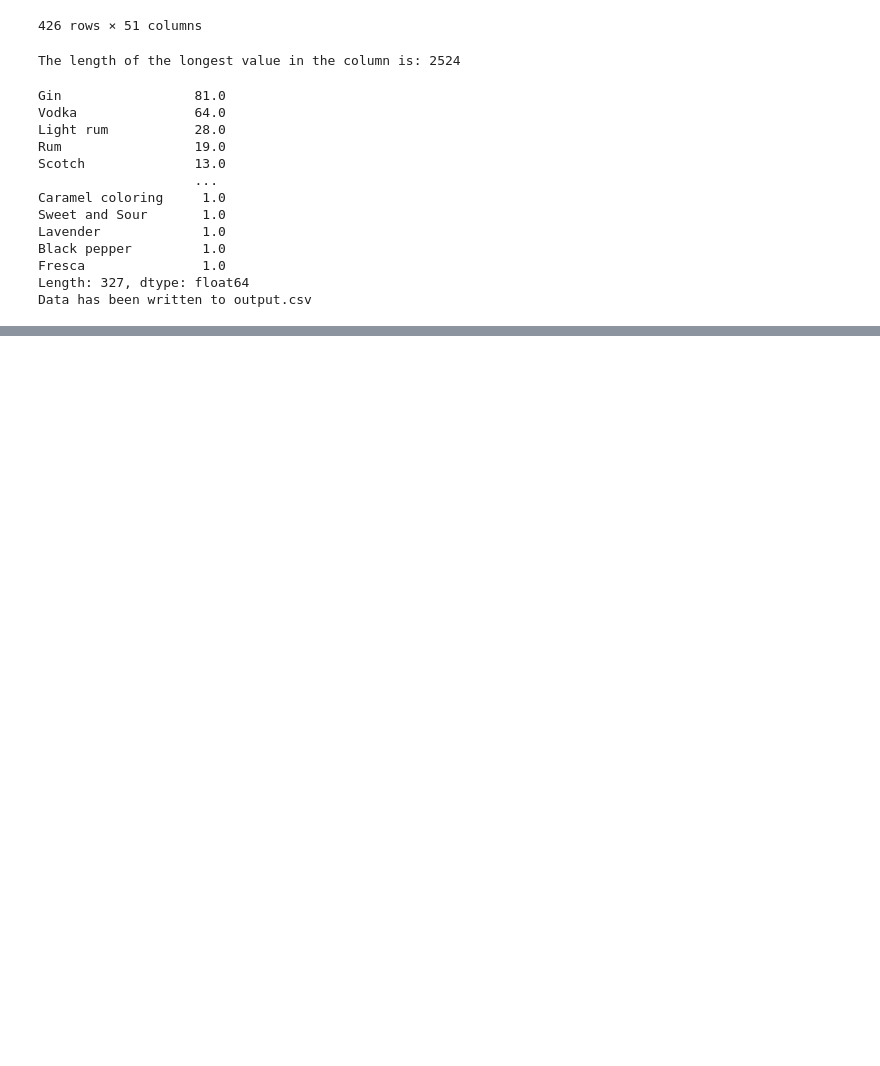
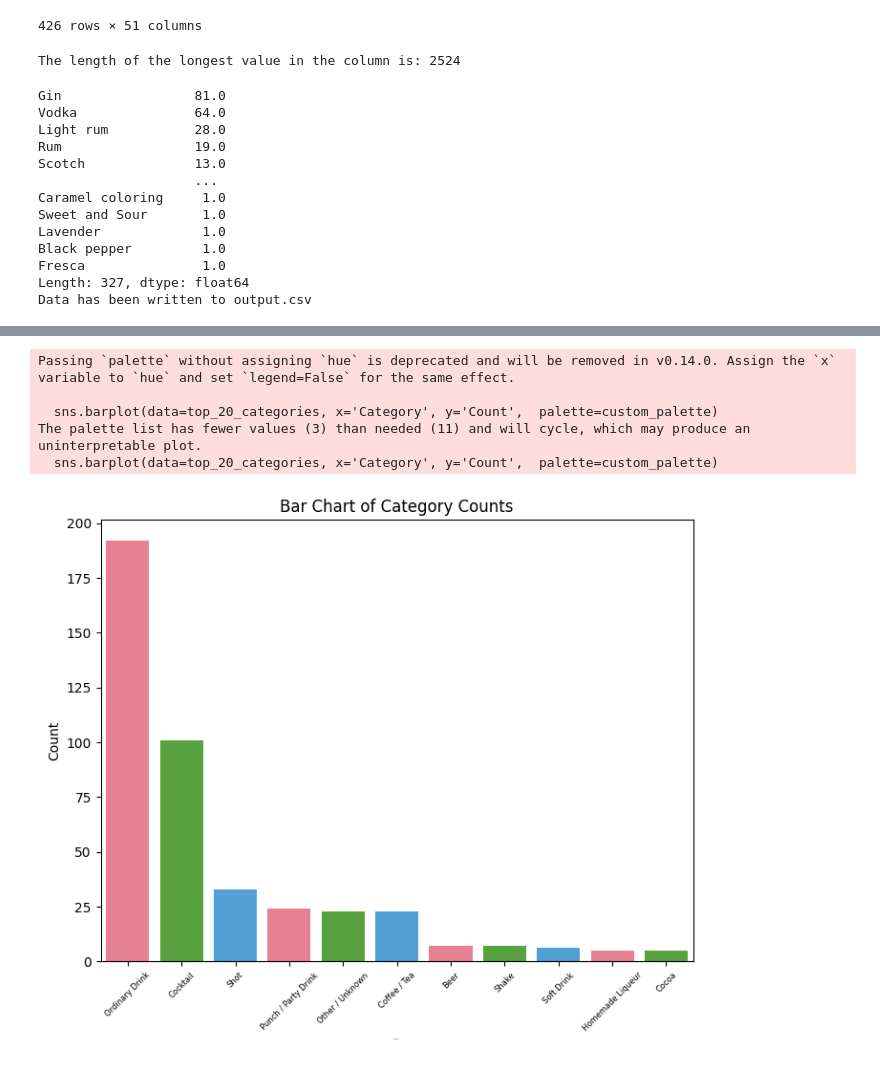
Before and after one commit to UTA-Class-Group-Projects/project_3, a Jupyter notebook: Project_3_Cocktail_API_Python_Script.ipynb, the cells around one changed output, grey strips where cells are left out. Cells and saved outputs as stored; diff of their text form; code cells hidden in the pictures; blank space fills up the shorter version.

```diff
--- a/Project_3_Cocktail_API_Python_Script.ipynb
+++ b/Project_3_Cocktail_API_Python_Script.ipynb
@@ -157,3 +161,24 @@ Black pepper         1.0
 Fresca               1.0
 Length: 327, dtype: float64
 Data has been written to output.csv
+# %%
+# Value counts of category
+
+# Get unique value counts for values in the selected columns
+value_counts = df['strCategory'].value_counts()
+print(value_counts)
+
+# Display the unique counts for values in the selected columns
+print(value_counts)
+
+# Specify the output file path
+output_file = 'Outputs\Category_unique_count.csv'
+
+# Write the data to a CSV file
+with open(output_file, 'w', newline='') as file:
+    writer = csv.writer(file)
+    writer.writerow(['Category', 'Count'])  # Write header row
+    for category, count in value_counts.items():
+        writer.writerow([category, count])
+
+print("Data has been written to Category_unique_count.csv")
@@ -200,0 +390,25 @@ cocktails_df
+# %%
+value_counts = value_counts.reset_index()
+value_counts.columns = ['Category', 'Count']
+# %%
+value_counts = value_counts.sort_values(by='Count', ascending=False)
+value_counts.reset_index(drop=True, inplace=True)
+value_counts.index +=1
+top_20_categories = value_counts.head(20)
+# %%
+#value_counts visuals (categories)
+custom_palette = sns.color_palette("husl", 3)
+plt.figure(figsize=(8, 6))
+sns.barplot(data=top_20_categories, x='Category', y='Count',  palette=custom_palette)
+plt.title('Bar Chart of Category Counts')
+plt.xlabel('Category', fontsize=1)
+plt.xticks(rotation=45, fontsize=6)
+  # Rotate x-axis labels for better readability
+plt.show()
+# %% [output]
+Passing `palette` without assigning `hue` is deprecated and will be removed in v0.14.0. Assign the `x` variable to `hue` and set `legend=False` for the same effect.
+
+  sns.barplot(data=top_20_categories, x='Category', y='Count',  palette=custom_palette)
+The palette list has fewer values (3) than needed (11) and will cycle, which may produce an uninterpretable plot.
+  sns.barplot(data=top_20_categories, x='Category', y='Count',  palette=custom_palette)
+[figure, added]
```
Also changed, not shown: parts of 20 cells of this notebook, 3 other files.
